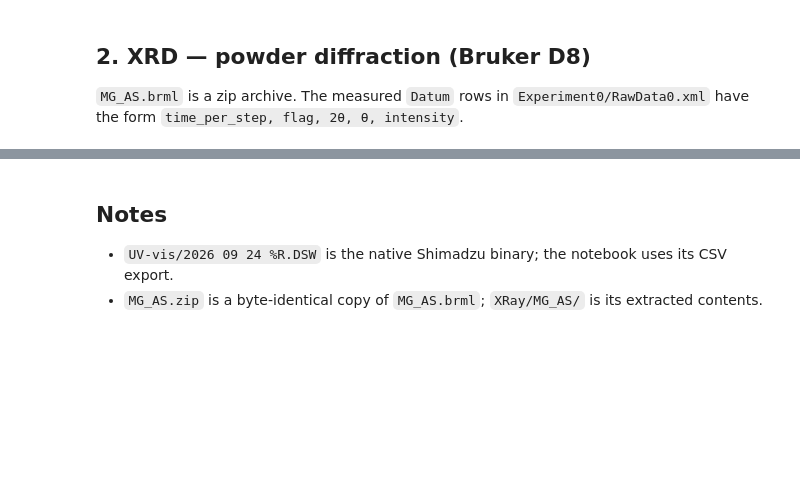
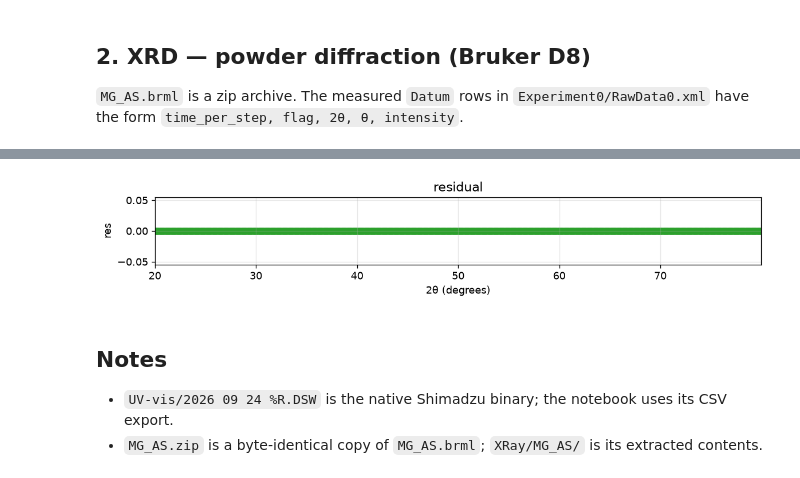
Before and after one commit to rifu-uni/tcb, a Jupyter notebook: uvvis_xrd_analysis.ipynb, the cells around one changed output, grey strips where cells are left out. Drawn from its saved outputs; the diff is of its cells as text; code cells hidden in the pictures; blank space fills up the shorter version.

```diff
--- a/uvvis_xrd_analysis.ipynb
+++ b/uvvis_xrd_analysis.ipynb
@@ -133,3 +152,16 @@ plt.show()
+# %%
+res = intensity2 - intensity
+
+fig, ax = plt.subplots(figsize=(10, 2))
+ax.scatter(two_theta, res, label=".", color="C2")
+ax.set_title("residual")
+ax.set_xlabel("2θ (degrees)")
+ax.set_ylabel("res")
+ax.set_xlim(two_theta.min(), two_theta.max())
+fig.tight_layout()
+plt.show()
+# %% [output]
+[figure, added]
 # %% [markdown]
 ## Notes
 
```
Also changed, not shown: parts of 3 cells of this notebook, 9 other files.
